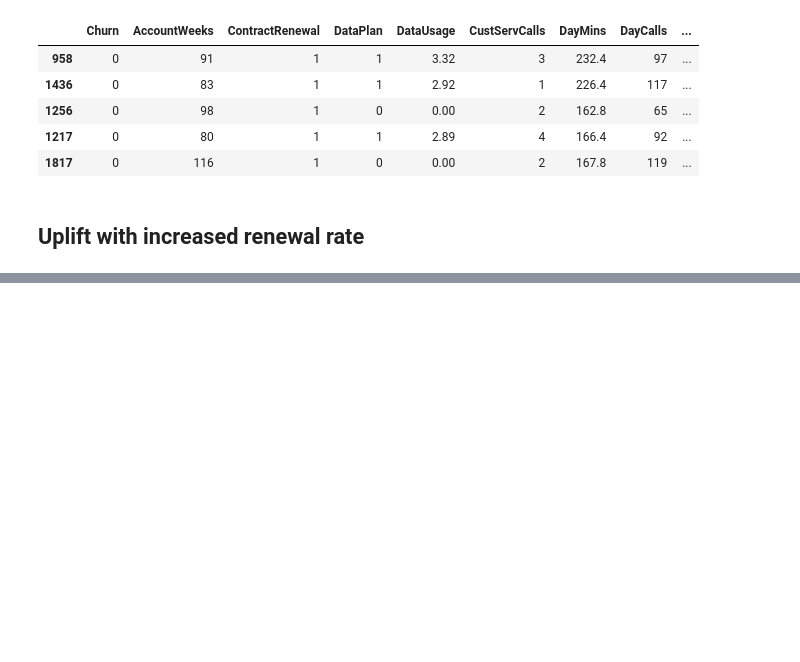
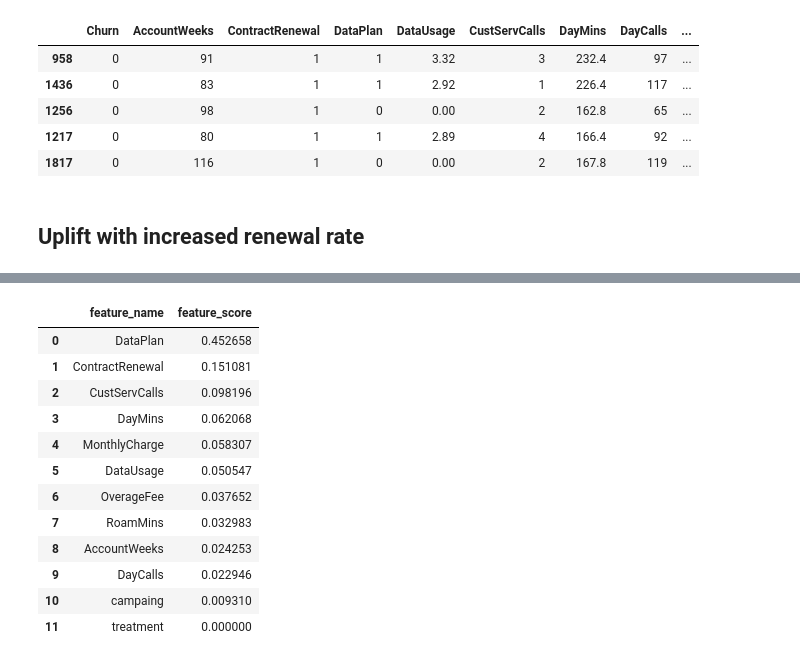
Before and after one commit to CarJung/Churn_exploration, a Jupyter notebook: Uplift_model.ipynb, the cells around one changed output, grey strips where cells are left out. Saved outputs shown, nothing was run; the diff lists cells and outputs as text; code cells hidden in the pictures; blank space fills up the shorter version.

```diff
--- a/Uplift_model.ipynb
+++ b/Uplift_model.ipynb
@@ -84,0 +144,23 @@ fabricated.head(2) # fabricated data after supposed campiang increasing renewal
+# %%
+# You can also access the trained model with the same ease.
+# For example, to build the importance of features:
+sm_fi = pd.DataFrame({
+    'feature_name': sm.estimator.feature_names_in_,
+    'feature_score': sm.estimator.feature_importances_
+}).sort_values('feature_score', ascending=False).reset_index(drop=True)
+
+sm_fi
+# %% [output]
+|  | feature_name | feature_score |
+| 0 | DataPlan | 0.452658 |
+| 1 | ContractRenewal | 0.151081 |
+| 2 | CustServCalls | 0.098196 |
+| 3 | DayMins | 0.062068 |
+| 4 | MonthlyCharge | 0.058307 |
+| 5 | DataUsage | 0.050547 |
+| 6 | OverageFee | 0.037652 |
+| 7 | RoamMins | 0.032983 |
+| 8 | AccountWeeks | 0.024253 |
+| 9 | DayCalls | 0.022946 |
+| 10 | campaing | 0.009310 |
+| 11 | treatment | 0.000000 |
```
Also changed, not shown: parts of 11 cells of this notebook, 1 other file.
